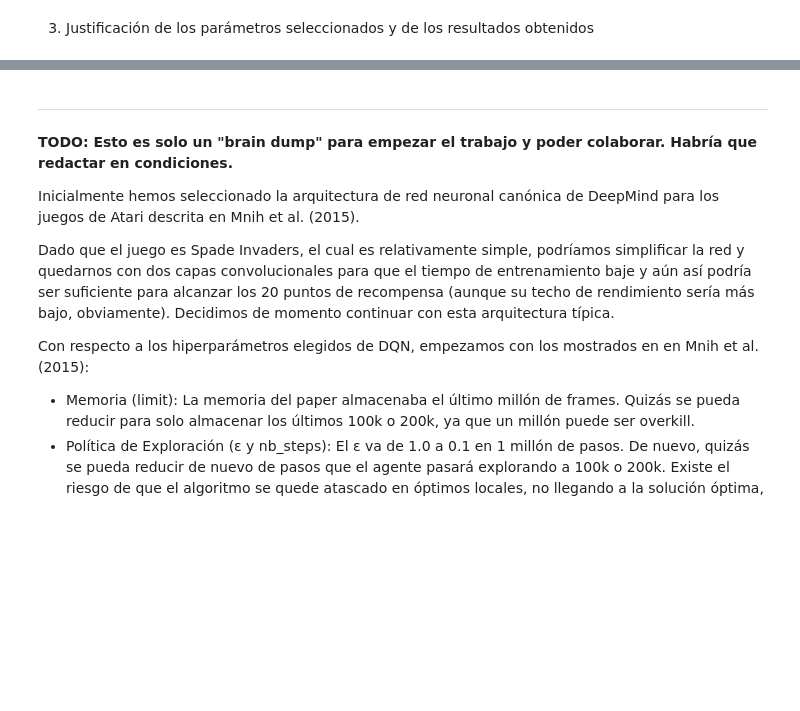
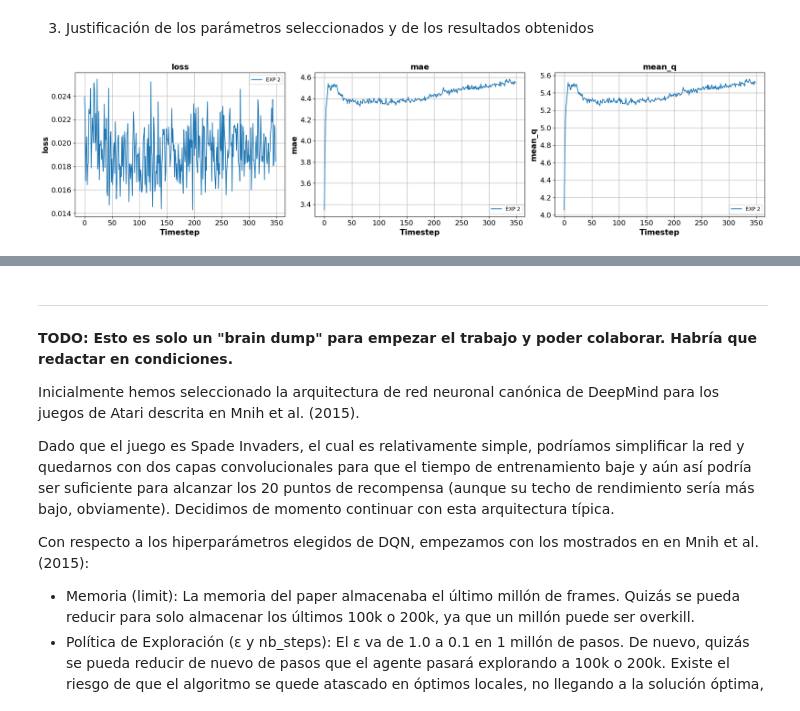
Before and after one commit to ammiguezvega/MIAR, a Jupyter notebook: Proyecto_práctico_AR.ipynb, the cells around one changed output, grey strips where cells are left out. Drawn from its saved outputs; the diff is of its cells as text; code cells hidden in the pictures; blank space fills up the shorter version.

Commit message:
Visualización de los resultados en el entrenamiento

```diff
--- a/Proyecto_práctico_AR.ipynb
+++ b/Proyecto_práctico_AR.ipynb
@@ -489,0 +554,9 @@ show_video()
+# %%
+experiments = {
+    "EXP 2": "dqn_SpaceInvaders-v0_log.json"
+}
+# %%
+fields_to_plot = ["loss", "mae", "mean_q"]
+plot_experiments(experiments, fields_to_plot)
+# %% [output]
+[figure, added]
```
Also changed, not shown: parts of 5 cells of this notebook.
